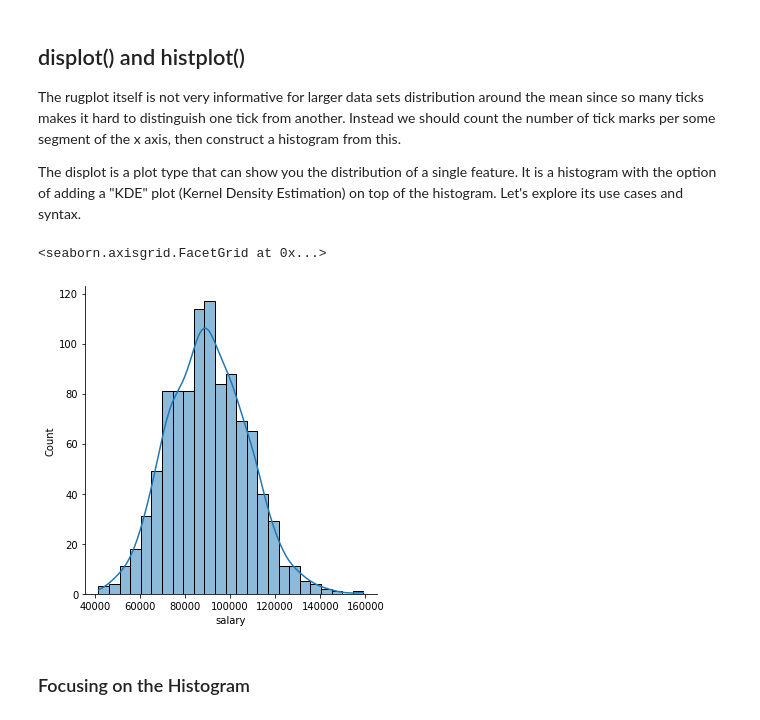
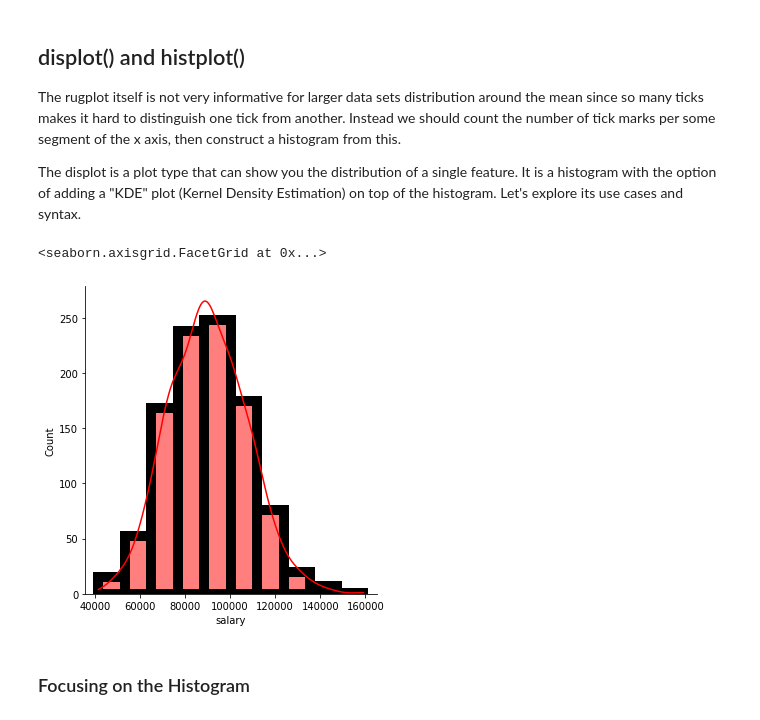
Before and after one commit to 1k2s3v/Data_Science_ML, a Jupyter notebook: Seaborn/01-Distribution-Plots.ipynb, the cells around one changed output. Saved outputs shown, nothing was run; the diff lists cells and outputs as text; code cells hidden in the pictures.

```diff
--- a/Seaborn/01-Distribution-Plots.ipynb
+++ b/Seaborn/01-Distribution-Plots.ipynb
@@ -77,10 +78,11 @@ The rugplot itself is not very informative for larger data sets distribution aro
 
 The displot is a plot type that can show you the distribution of a single feature. It is a histogram with the option of adding a "KDE" plot (Kernel Density Estimation) on top of the histogram. Let's explore its use cases and syntax.
 # %%
-sns.displot(data=df,x='salary',kde=True)
+
+sns.displot(data=df,x='salary',kde=True, bins = 10,color='red', edgecolor='black',linewidth=10,)
 # %% [output]
 <seaborn.axisgrid.FacetGrid at 0x...>
-[figure, old version]
+[figure, new version]
 # %% [markdown]
 ### Focusing on the Histogram
 # %%
```
Also changed, not shown: parts of 5 cells of this notebook, 5 other files.
